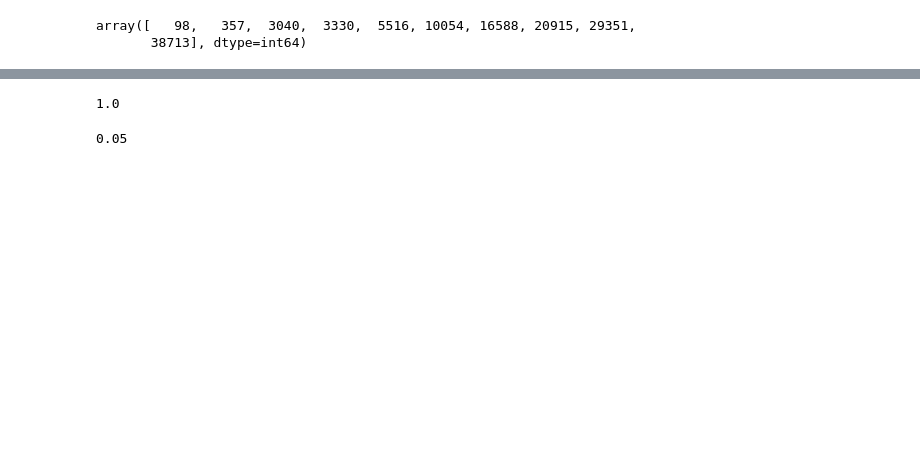
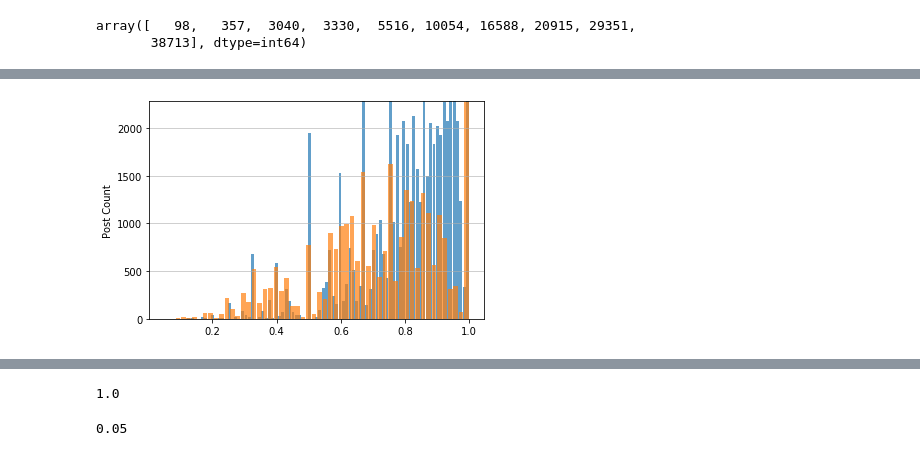
Before and after one commit to zi-cat/YAQ, a Jupyter notebook: 2_basic_data_specs.ipynb, the cells around one changed output, grey strips where cells are left out. Drawn from its saved outputs; the diff is of its cells as text; code cells hidden in the pictures; blank space fills up the shorter version.

```diff
--- a/2_basic_data_specs.ipynb
+++ b/2_basic_data_specs.ipynb
@@ -35,0 +48,10 @@ word count
+# %%
+NTA = df[df.label == "Not the A-hole"]
+YTA = df[df.label == "Asshole"]
+ESH = df[df.label == "Everyone Sucks"]
+NAH = df[df.label == "No A-holes here"]
+# %%
+make_histogram(NTA.upvote_ratio)
+make_histogram(YTA.upvote_ratio)
+# %% [output]
+[figure, added]
```
Also changed, not shown: parts of 51 cells of this notebook.
